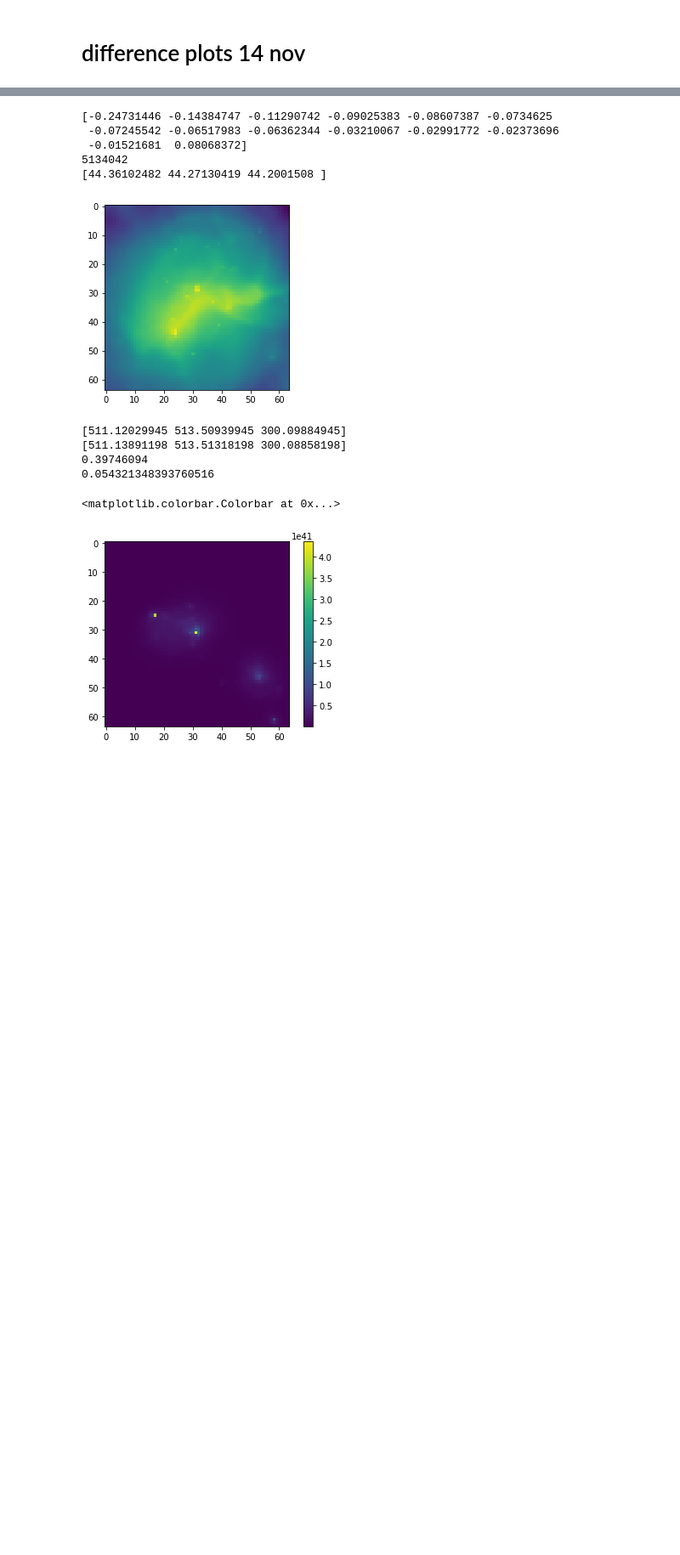
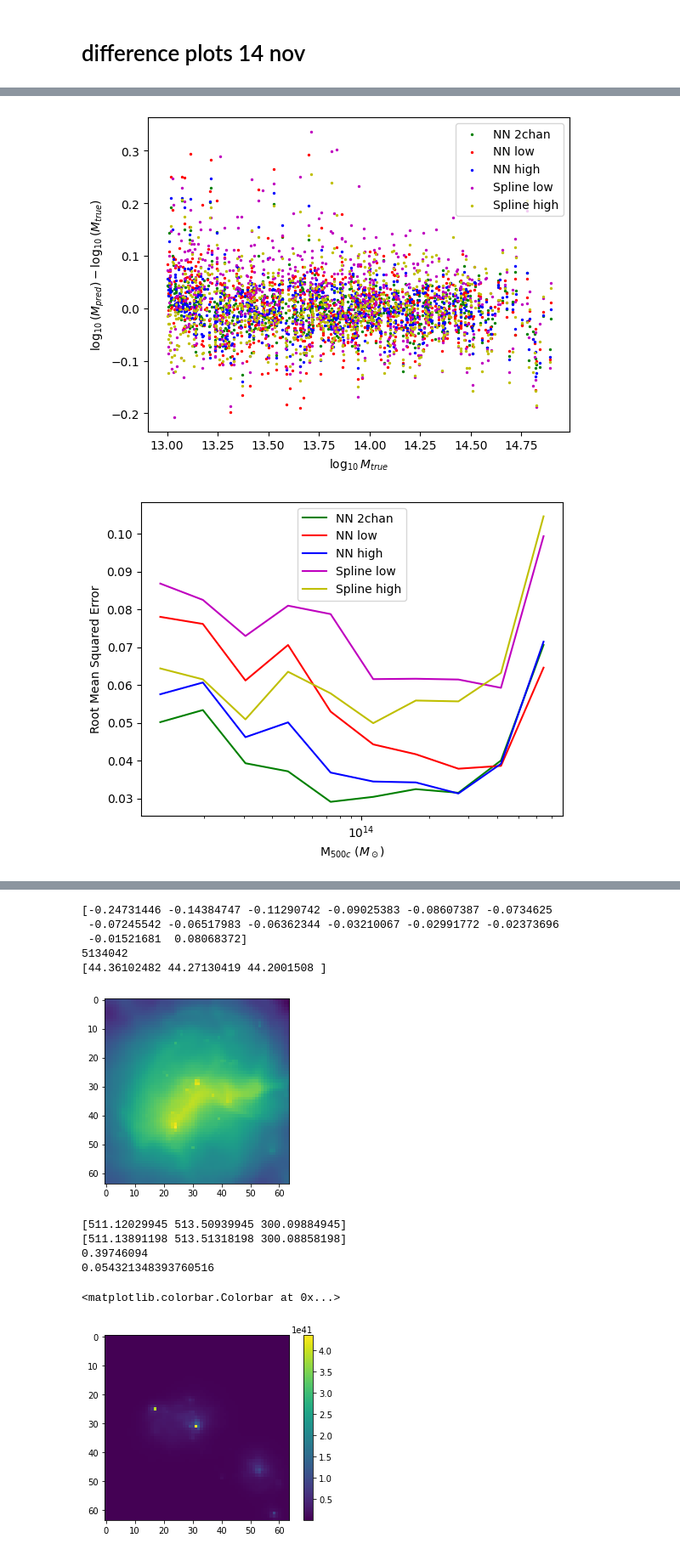
Before and after one commit to woutervantol/scriptie2, a Jupyter notebook: plots.ipynb, the cells around one changed output, grey strips where cells are left out. Shown at 85% size. Drawn from its saved outputs; the diff is of its cells as text; code cells hidden in the pictures; blank space fills up the shorter version.

```diff
--- a/plots.ipynb
+++ b/plots.ipynb
@@ -91,0 +53,71 @@ plt.show()
+# %%
+names = ["NN 2chan", "NN low", "NN high", "Spline low", "Spline high"]
+colors = ["green", "red", "blue", "m", "y"]
+
+
+for i in range(0, 5):
+    plt.scatter(np.log10(data.masses), np.log10(predictions[:,i]) - np.log10(data.masses), label=names[i], color=colors[i], s=2)
+plt.ylabel("$\log_{10}(M_{pred}) - \log_{10}(M_{true})$")
+plt.xlabel("$\log_{10} M_{true}$")
+plt.legend()
+plt.savefig("Error 19 dec", dpi=300)
+plt.show()
+
+
+for i in range(0, 5):
+    nr_bins = 10
+    x = np.array([])
+    y = np.array([])
+    bin_edges = np.logspace(np.log10(np.min(data.masses)), np.log10(np.max(data.masses)), nr_bins+1)
+    minspread = np.array([])
+    maxspread = np.array([])
+    for b in range(nr_bins):
+        indices = np.logical_and(data.masses > bin_edges[b], data.masses < bin_edges[b+1])
+        x = np.append(x, np.mean([bin_edges[b], bin_edges[b+1]]))
+        y = np.append(y, np.sqrt(np.mean((np.log10(predictions[indices,i]) - np.log10(data.masses[indices]))**2)))
+    plt.plot(x, y, label=names[i], color=colors[i])
+# plt.hlines(0.0, np.min(data.masses), np.max(data.masses), colors="black", linestyles="dashed", alpha=0.8)
+plt.xscale("log")
+# plt.yscale("log")
+plt.xlabel("M$_{500c}$ $(M_\odot)$")
+plt.ylabel("Root Mean Squared Error")
+plt.legend()
+plt.savefig("RMSE 19 dec", dpi=300)
+plt.show()
+
+
+low_error = np.log10(predictions[:,3]) - np.log10(data.masses)
+plt.scatter(low_error, np.log10(predictions[:,3]) - np.log10(data.masses), label=names[3], c=colors[3], s=2)
+plt.scatter(low_error, np.log10(predictions[:,1]) - np.log10(data.masses), label=names[1], c=colors[1], s=2)
+plt.scatter(low_error, np.log10(predictions[:,0]) - np.log10(data.masses), label=names[0], c=colors[0], s=2)
+
+# plt.hlines(0.0, np.min(data.masses), np.max(data.masses), colors="black", linestyles="dashed", alpha=0.8)
+plt.xlabel("Log linear error")
+plt.ylabel("Log error")
+plt.title("eRosita Low radiation")
+plt.legend()
+plt.show()
+
+plt.scatter(np.log10(predictions[:,4]) - np.log10(data.masses), np.log10(predictions[:,4]) - np.log10(data.masses), label=names[4], c=colors[4], s=2)
+plt.scatter(np.log10(predictions[:,4]) - np.log10(data.masses), np.log10(predictions[:,2]) - np.log10(data.masses), label=names[2], c=colors[2], s=2)
+plt.scatter(np.log10(predictions[:,4]) - np.log10(data.masses), np.log10(predictions[:,0]) - np.log10(data.masses), label=names[0], c=colors[0], s=2)
+plt.xlabel("Log linear error")
+plt.ylabel("Log error")
+plt.title("eRosita High radiation")
+plt.legend()
+plt.show()
+
+
+plt.scatter(np.log10(predictions[:,0]) - np.log10(data.masses), np.log10(predictions[:,0]) - np.log10(data.masses), label=names[0], c=colors[0], s=2)
+# plt.scatter(np.log10(predictions[:,0]) - np.log10(data.masses), np.log10(predictions[:,1]) - np.log10(data.masses), label=names[1], c=colors[1], s=2)
+# plt.scatter(np.log10(predictions[:,0]) - np.log10(data.masses), np.log10(predictions[:,2]) - np.log10(data.masses), label=names[2], c=colors[2], s=2)
+plt.scatter(np.log10(predictions[:,0]) - np.log10(data.masses), np.log10(predictions[:,3]) - np.log10(data.masses), label=names[3], c=colors[3], s=2)
+plt.scatter(np.log10(predictions[:,0]) - np.log10(data.masses), np.log10(predictions[:,4]) - np.log10(data.masses), label=names[4], c=colors[4], s=2)
+plt.xlabel("Log 2chan NN error")
+plt.ylabel("Log error")
+# plt.title("eRosita Low radiation")
+plt.legend()
+plt.show()
+# %% [output]
+[figure, added]
+[figure, added]
```
Also changed, not shown: parts of 3 cells of this notebook, 4 other files.
